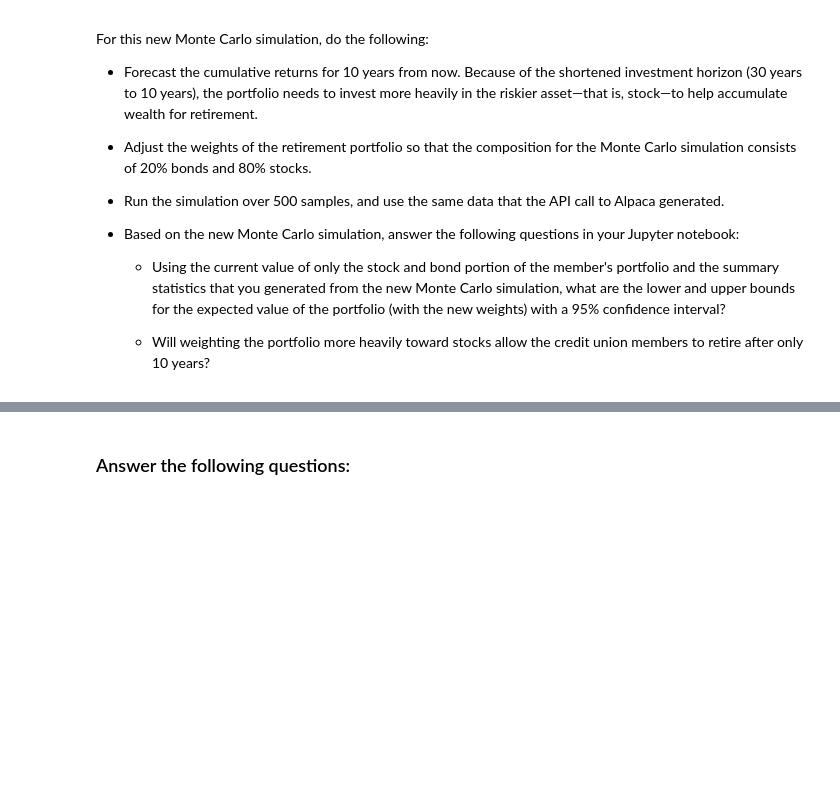
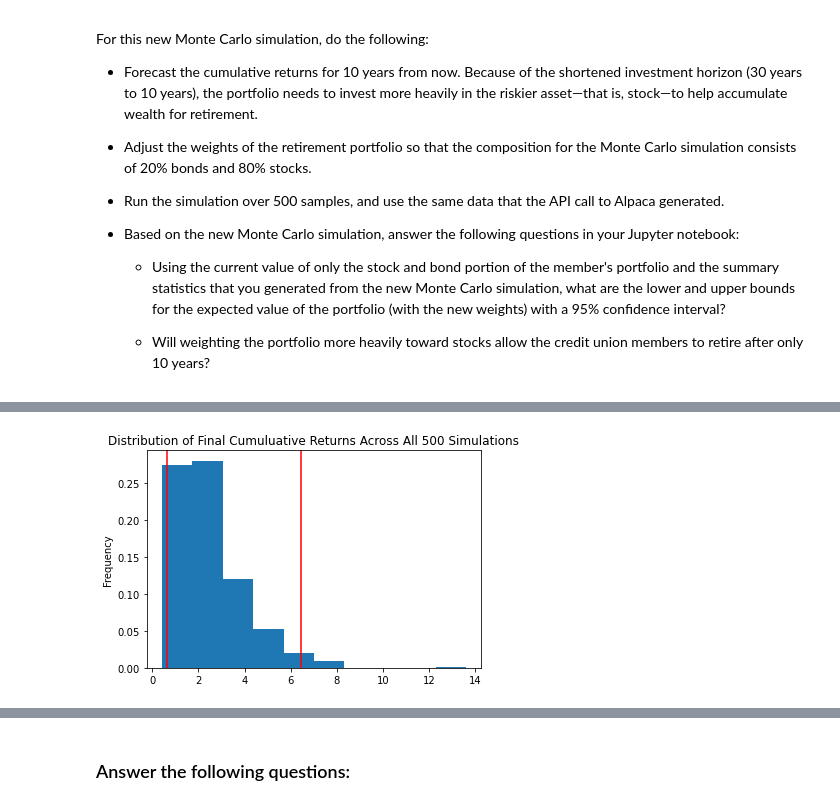
Before and after one commit to tosulai2/Financial-Planner-For-Emergencies---Retirement-Assets, a Jupyter notebook: financial_planning_tools.ipynb, the cells around one changed output, grey strips where cells are left out. Cells and saved outputs as stored; diff of their text form; code cells hidden in the pictures; blank space fills up the shorter version.

```diff
--- a/financial_planning_tools.ipynb
+++ b/financial_planning_tools.ipynb
@@ -567,7 +751,12 @@ For this new Monte Carlo simulation, do the following:
 # %%
 # Visualize the probability distribution of the 10-year Monte Carlo simulation
 # by plotting a histogram
 # YOUR CODE HERE
+MC_sim_dist_plot = MC_ten.plot_distribution()
+# Save the plot for future use
+MC_sim_dist_plot.get_figure().savefig('MC_ten_dist_plot.png',bbox_inches='tight')
+# %% [output]
+[figure, added]
 # %%
 # Generate summary statistics from the 10-year Monte Carlo simulation results
 # Save the results as a variable
```
Also changed, not shown: parts of 17 cells of this notebook, 4 other files.
